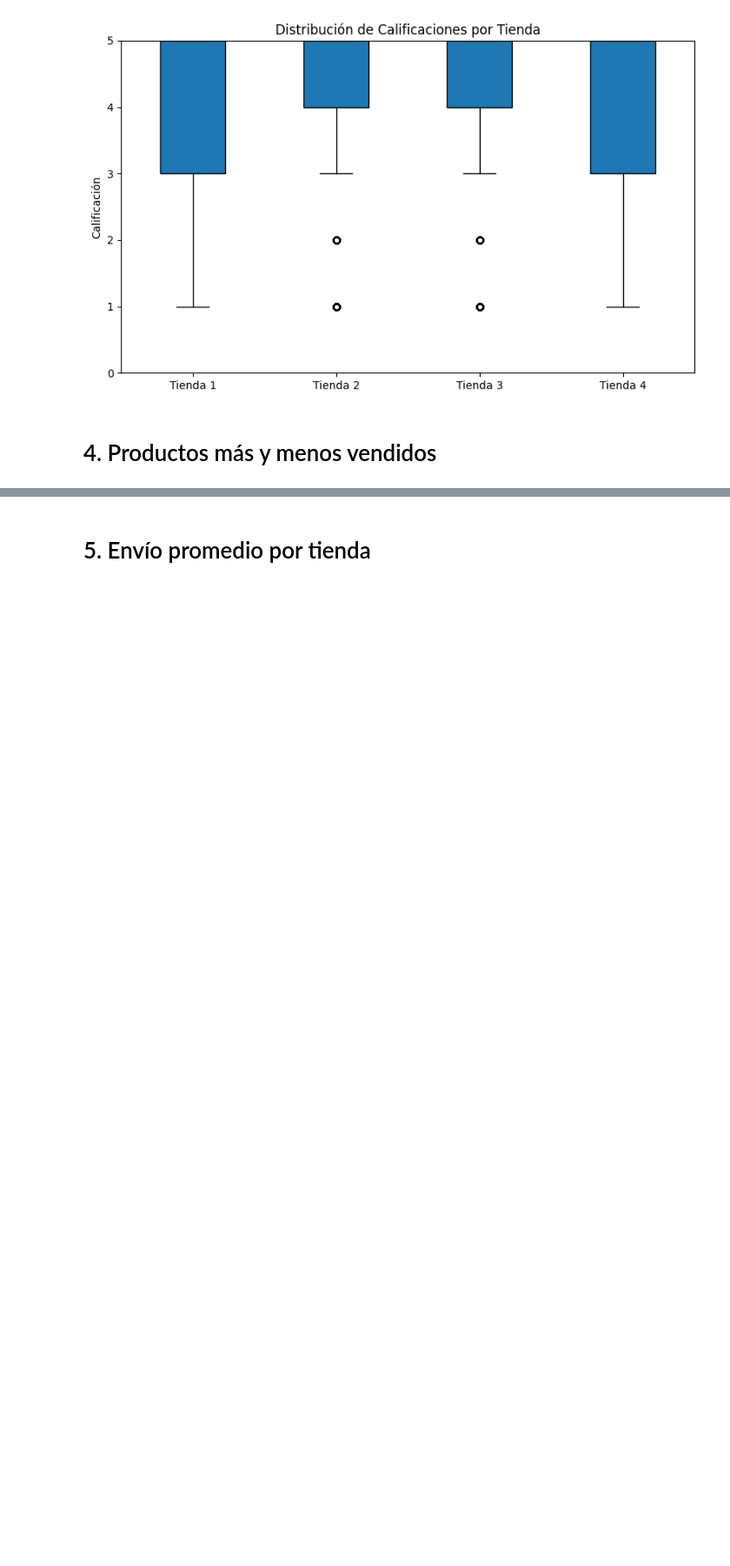
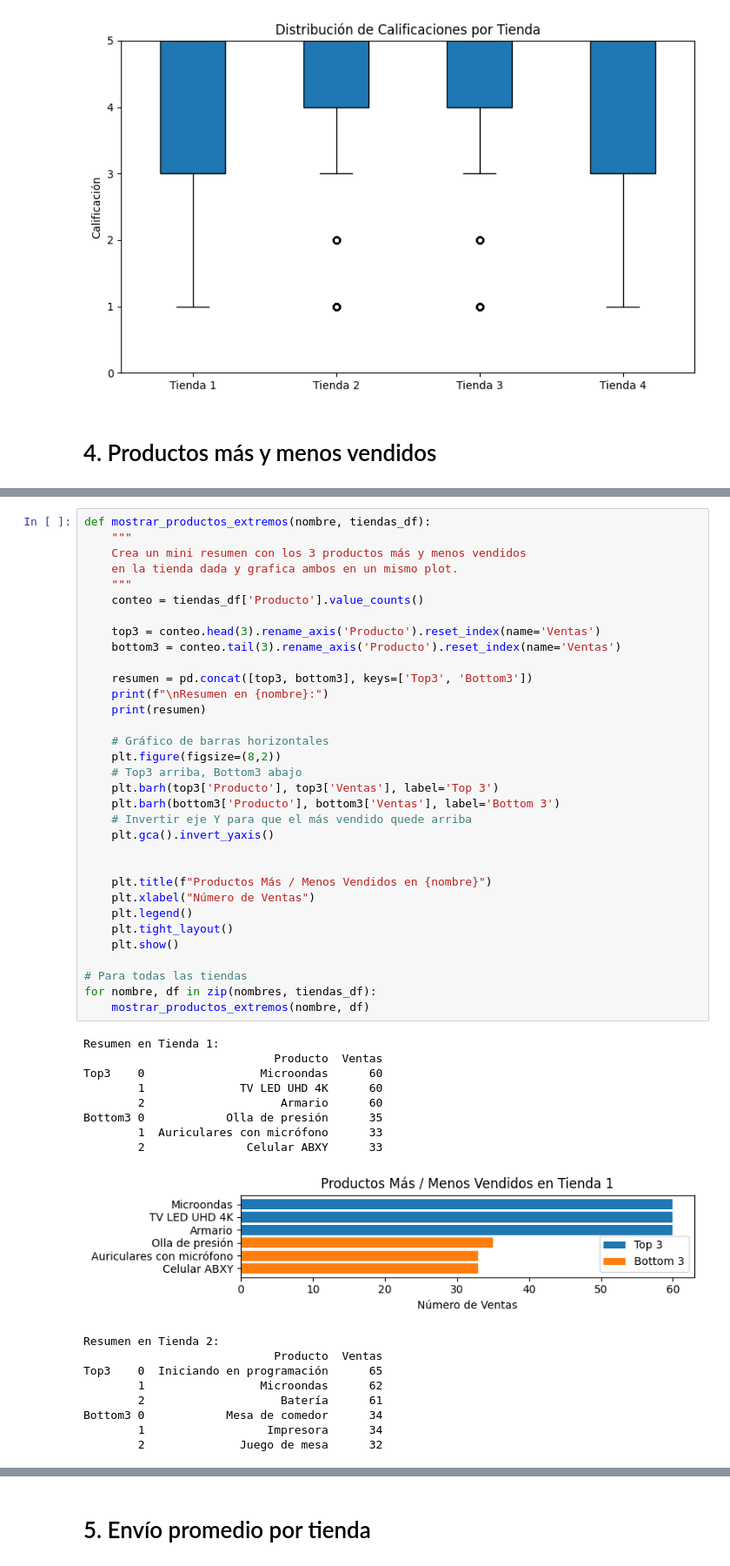
Before and after one commit to erikestradaf21/challenge1-data-science, a Jupyter notebook: AluraStoreLatam.ipynb, the cells around one changed output, grey strips where cells are left out. Shown: that part at 87% size. Cells and saved outputs as stored; diff of their text form; blank space fills up the shorter version.

Commit message:
feat: Añadir 4.Productos mas y menos vendidos en cada tienda

```diff
--- a/AluraStoreLatam.ipynb
+++ b/AluraStoreLatam.ipynb
@@ -173,0 +215,51 @@ Resumen de calificaciones promedio:
+# %%
+def mostrar_productos_extremos(nombre, tiendas_df):
+    """
+    Crea un mini resumen con los 3 productos más y menos vendidos
+    en la tienda dada y grafica ambos en un mismo plot.
+    """
+    conteo = tiendas_df['Producto'].value_counts()
+
+    top3 = conteo.head(3).rename_axis('Producto').reset_index(name='Ventas')
+    bottom3 = conteo.tail(3).rename_axis('Producto').reset_index(name='Ventas')
+
+    resumen = pd.concat([top3, bottom3], keys=['Top3', 'Bottom3'])
+    print(f"\nResumen en {nombre}:")
+    print(resumen)
+
+    # Gráfico de barras horizontales
+    plt.figure(figsize=(8,2))
+    # Top3 arriba, Bottom3 abajo
+    plt.barh(top3['Producto'], top3['Ventas'], label='Top 3')
+    plt.barh(bottom3['Producto'], bottom3['Ventas'], label='Bottom 3')
+    # Invertir eje Y para que el más vendido quede arriba
+    plt.gca().invert_yaxis()
+
+
+    plt.title(f"Productos Más / Menos Vendidos en {nombre}")
+    plt.xlabel("Número de Ventas")
+    plt.legend()
+    plt.tight_layout()
+    plt.show()
+
+# Para todas las tiendas
+for nombre, df in zip(nombres, tiendas_df):
+    mostrar_productos_extremos(nombre, df)
+# %% [output]
+Resumen en Tienda 1:
+                            Producto  Ventas
+Top3    0                 Microondas      60
+        1              TV LED UHD 4K      60
+        2                    Armario      60
+Bottom3 0            Olla de presión      35
+        1  Auriculares con micrófono      33
+        2               Celular ABXY      33
+[figure, added]
+Resumen en Tienda 2:
+                            Producto  Ventas
+Top3    0  Iniciando en programación      65
+        1                 Microondas      62
+        2                    Batería      61
+Bottom3 0            Mesa de comedor      34
+        1                  Impresora      34
+        2              Juego de mesa      32
```
Also changed, not shown: parts of 3 cells of this notebook.
